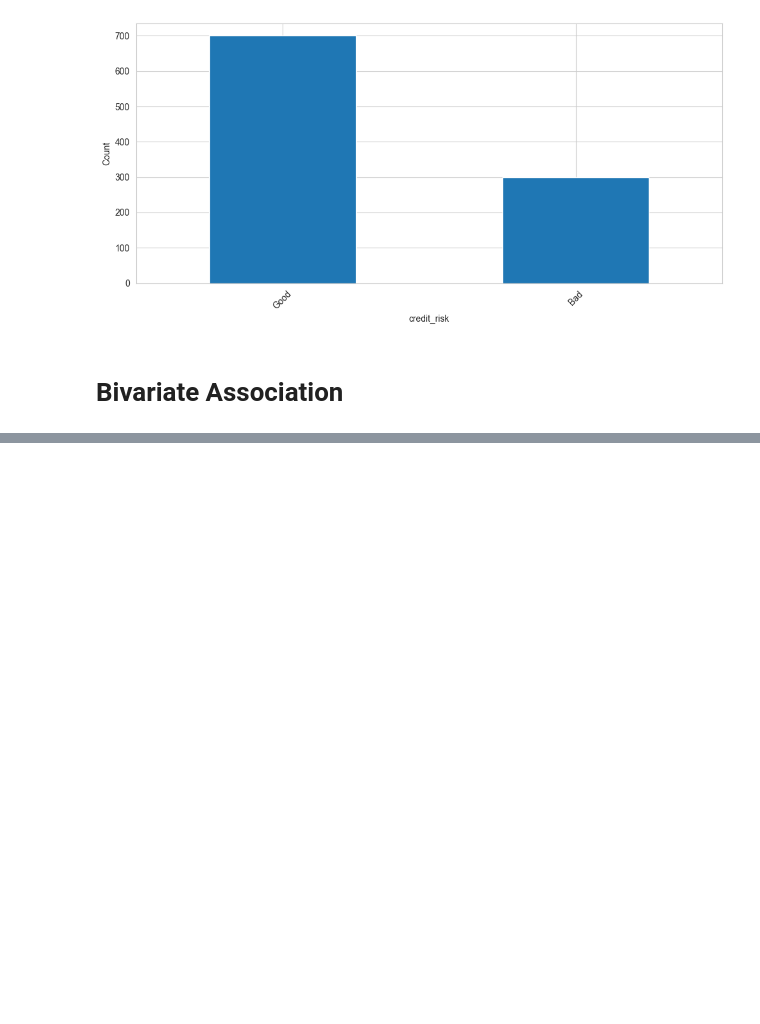
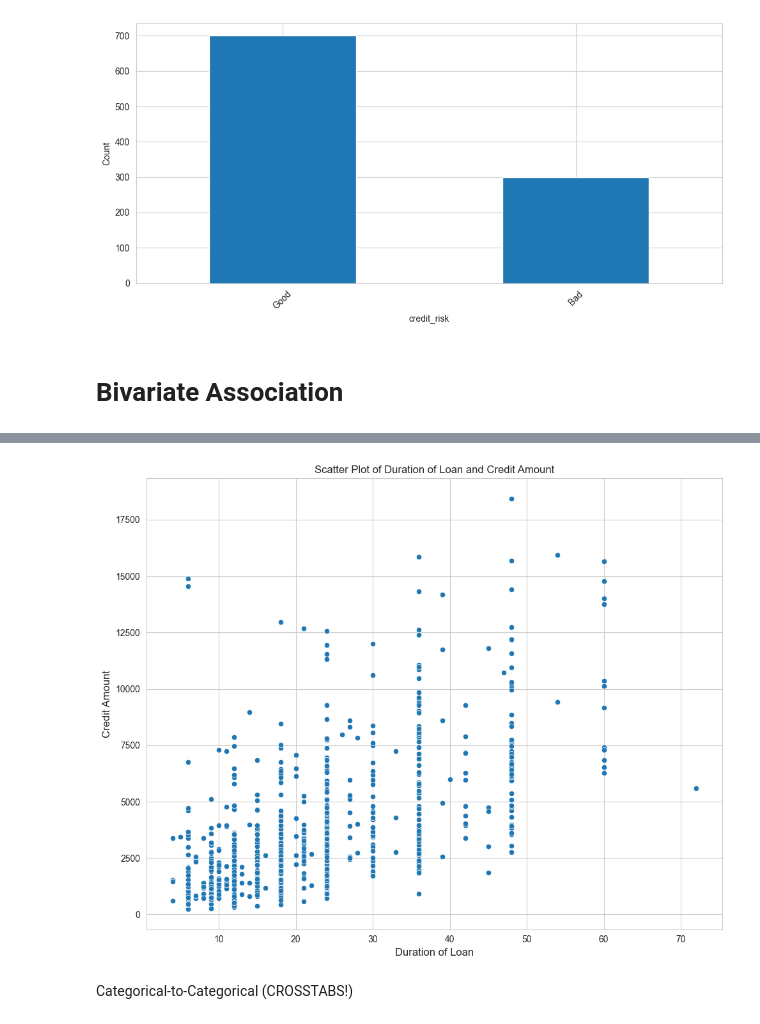
Before and after one commit to shamelbhimani/German_Credit_Analysis, a Jupyter notebook: sample.ipynb, the cells around one changed output, grey strips where cells are left out. Saved outputs shown, nothing was run; the diff lists cells and outputs as text; code cells hidden in the pictures; blank space fills up the shorter version.

```diff
--- a/sample.ipynb
+++ b/sample.ipynb
@@ -493,0 +531,12 @@ for col in categorical_columns:
+# %%
+plt.figure(figsize=[10,8])
+sns.scatterplot(x=df['duration_in_month'], y=df['credit_amount'])
+plt.title('Scatter Plot of Duration of Loan and Credit Amount', fontsize=12)
+plt.xlabel('Duration of Loan', fontsize=12)
+plt.ylabel('Credit Amount', fontsize=12)
+plt.tight_layout()
+plt.show()
+# %% [output]
+[figure, added]
+# %% [markdown]
+Categorical-to-Categorical (CROSSTABS!)
```
Also changed, not shown: parts of 6 cells of this notebook.
